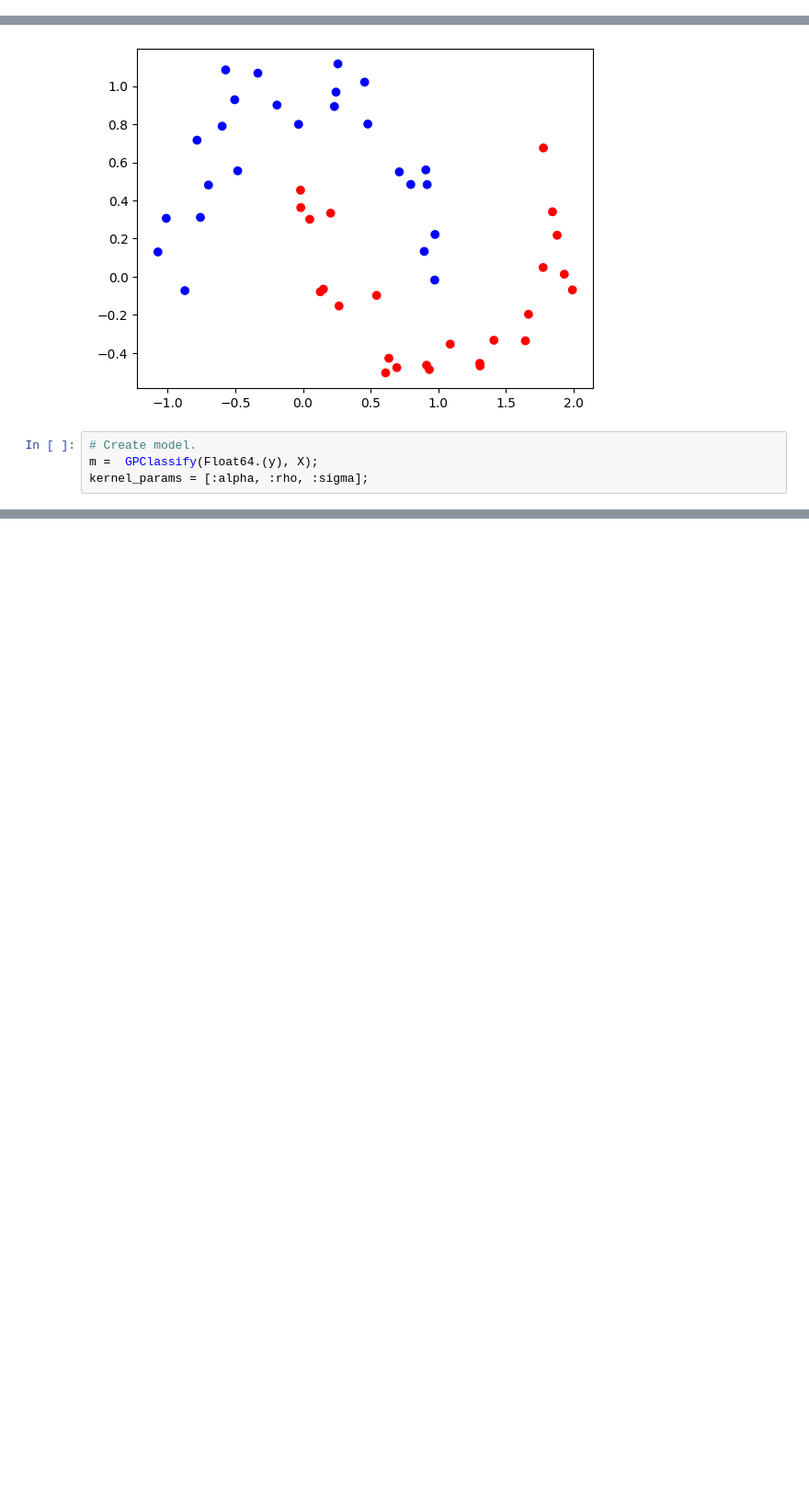
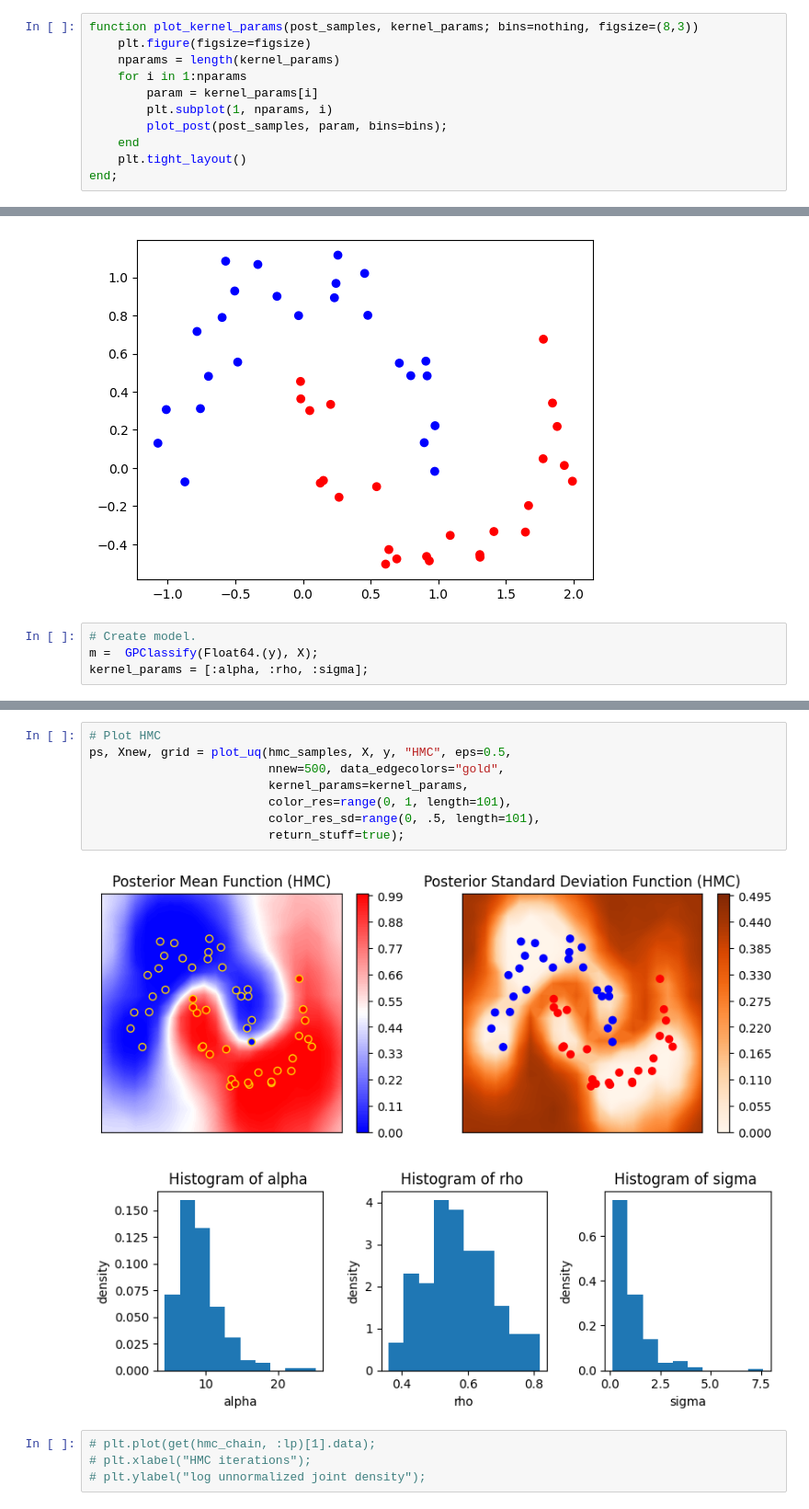
Before and after one commit to luiarthur/TuringBnpBenchmarks, a Jupyter notebook: src/gp-binary/notebooks/gp_binary_turing.ipynb, the cells around one changed output, grey strips where cells are left out. Shown at 92% size. Saved outputs shown, nothing was run; the diff lists cells and outputs as text; blank space fills up the shorter version.

```diff
--- a/src/gp-binary/notebooks/gp_binary_turing.ipynb
+++ b/src/gp-binary/notebooks/gp_binary_turing.ipynb
@@ -85,4 +114,15 @@ function gp_predict(postsamps, X, y, nnew; eps=0)
     ps = hcat(ps...)
     return ps, Xnew, grid
 end;
+# %%
+function plot_kernel_params(post_samples, kernel_params; bins=nothing, figsize=(8,3))
+    plt.figure(figsize=figsize)
+    nparams = length(kernel_params)
+    for i in 1:nparams
+        param = kernel_params[i]
+        plt.subplot(1, nparams, i)
+        plot_post(post_samples, param, bins=bins);
+    end
+    plt.tight_layout()
+end;
 # %%
@@ -204,0 +250,15 @@ plot_uq(advi_samples, X, y, "ADVI", eps=1,
+# %%
+# Plot HMC
+ps, Xnew, grid = plot_uq(hmc_samples, X, y, "HMC", eps=0.5,
+                         nnew=500, data_edgecolors="gold",
+                         kernel_params=kernel_params,
+                         color_res=range(0, 1, length=101),
+                         color_res_sd=range(0, .5, length=101),
+                         return_stuff=true);
+# %% [output]
+[figure, added]
+[figure, added]
+# %%
+# plt.plot(get(hmc_chain, :lp)[1].data);
+# plt.xlabel("HMC iterations");
+# plt.ylabel("log unnormalized joint density");
```
Also changed, not shown: parts of 9 cells of this notebook.
